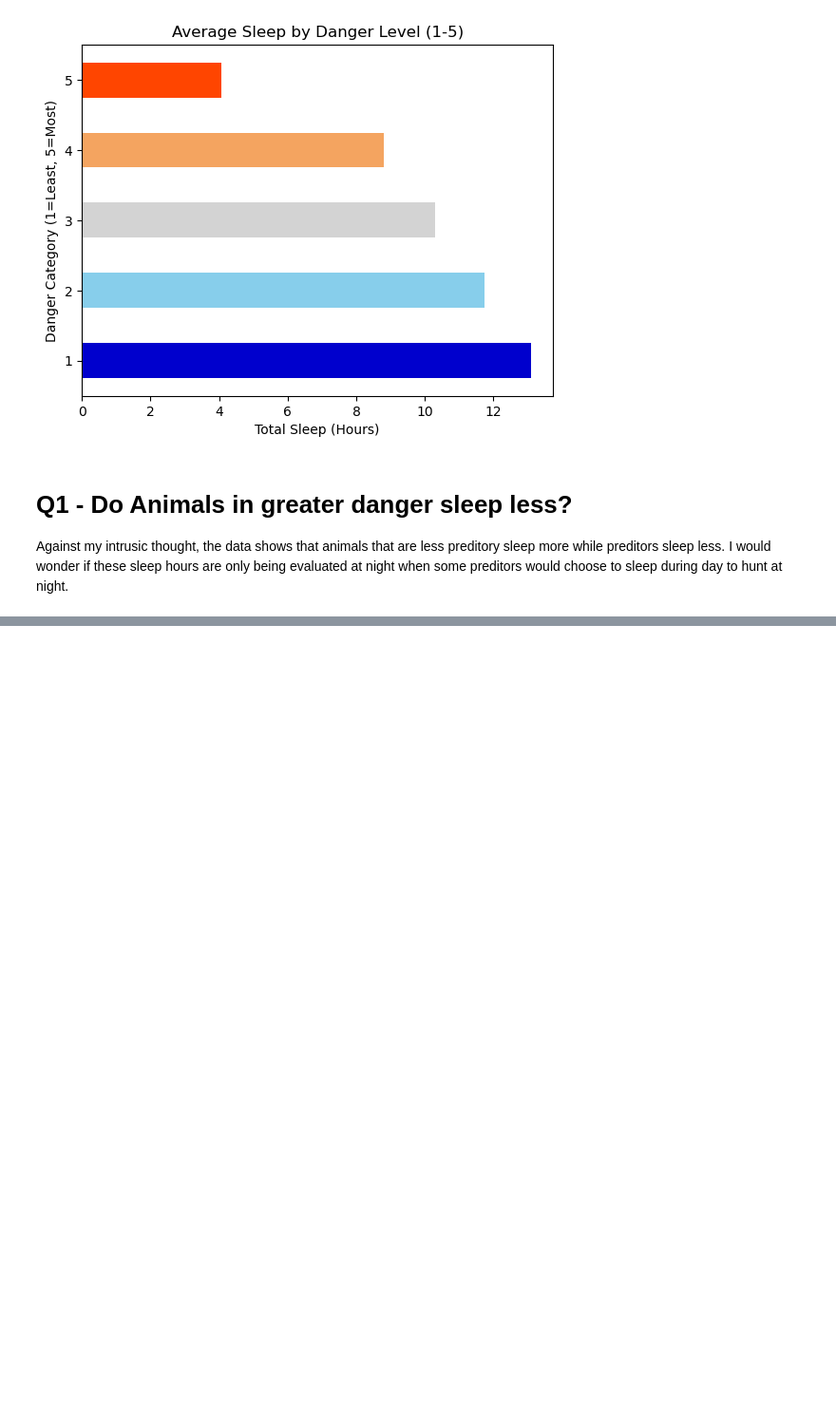
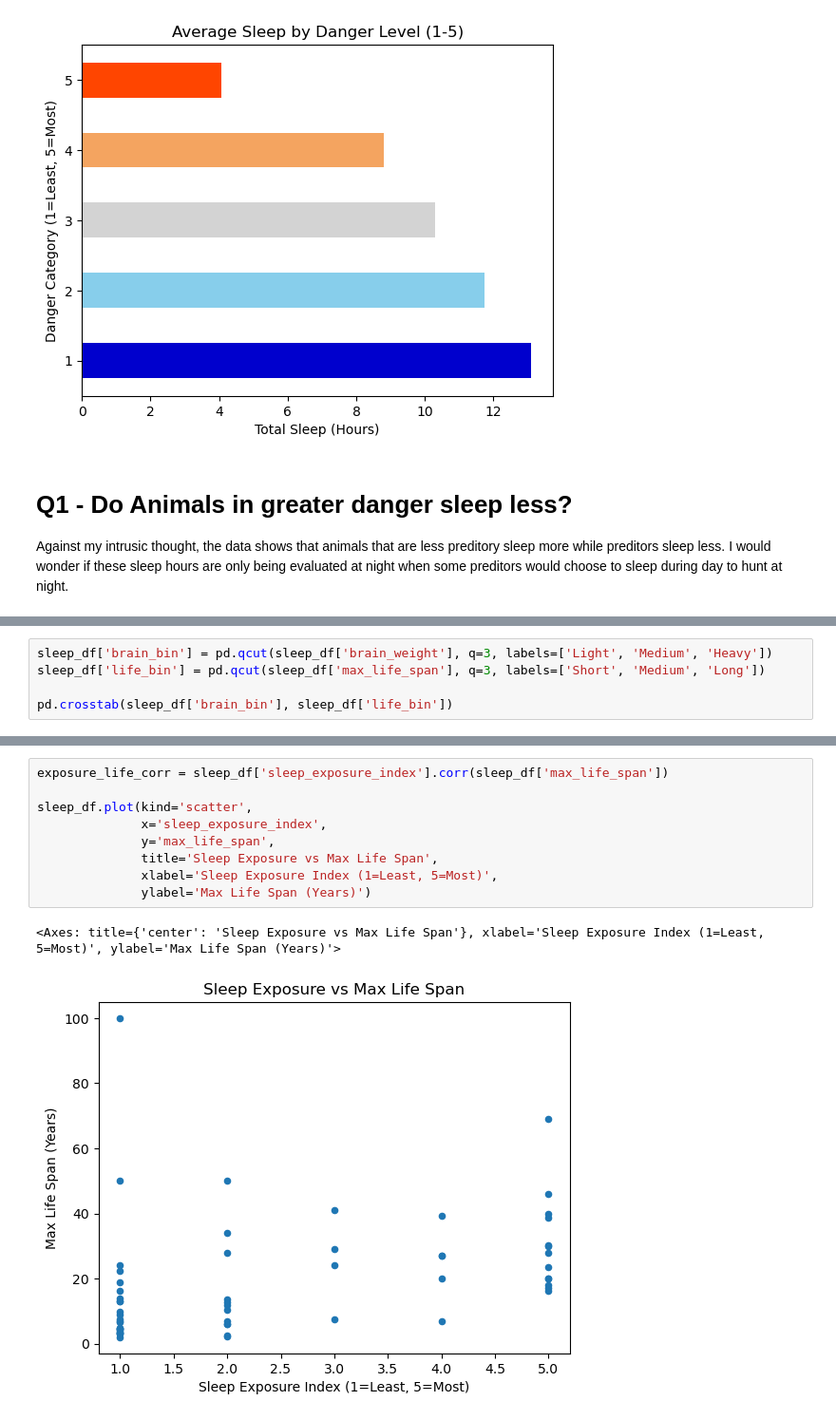
Before and after one commit to Umbretemp/Data_Visualization_And_Modeling, a Jupyter notebook: Lab/1.5 Intro to Python and Pandas Lab.ipynb, the cells around one changed output, grey strips where cells are left out. Shown at 95% size. Cells and saved outputs as stored; diff of their text form; blank space fills up the shorter version.

```diff
--- a/Lab/1.5 Intro to Python and Pandas Lab.ipynb
+++ b/Lab/1.5 Intro to Python and Pandas Lab.ipynb
@@ -82,0 +92,5 @@ sleep_df.plot(kind='scatter',
+# %%
+sleep_df['brain_bin'] = pd.qcut(sleep_df['brain_weight'], q=3, labels=['Light', 'Medium', 'Heavy'])
+sleep_df['life_bin'] = pd.qcut(sleep_df['max_life_span'], q=3, labels=['Short', 'Medium', 'Long'])
+
+pd.crosstab(sleep_df['brain_bin'], sleep_df['life_bin'])
@@ -82,0 +119,12 @@ sleep_df.plot(kind='scatter',
+# %%
+exposure_life_corr = sleep_df['sleep_exposure_index'].corr(sleep_df['max_life_span'])
+
+sleep_df.plot(kind='scatter',
+              x='sleep_exposure_index',
+              y='max_life_span',
+              title='Sleep Exposure vs Max Life Span',
+              xlabel='Sleep Exposure Index (1=Least, 5=Most)',
+              ylabel='Max Life Span (Years)')
+# %% [output]
+<Axes: title={'center': 'Sleep Exposure vs Max Life Span'}, xlabel='Sleep Exposure Index (1=Least, 5=Most)', ylabel='Max Life Span (Years)'>
+[figure, added]
```
Also changed, not shown: parts of 12 cells of this notebook.
